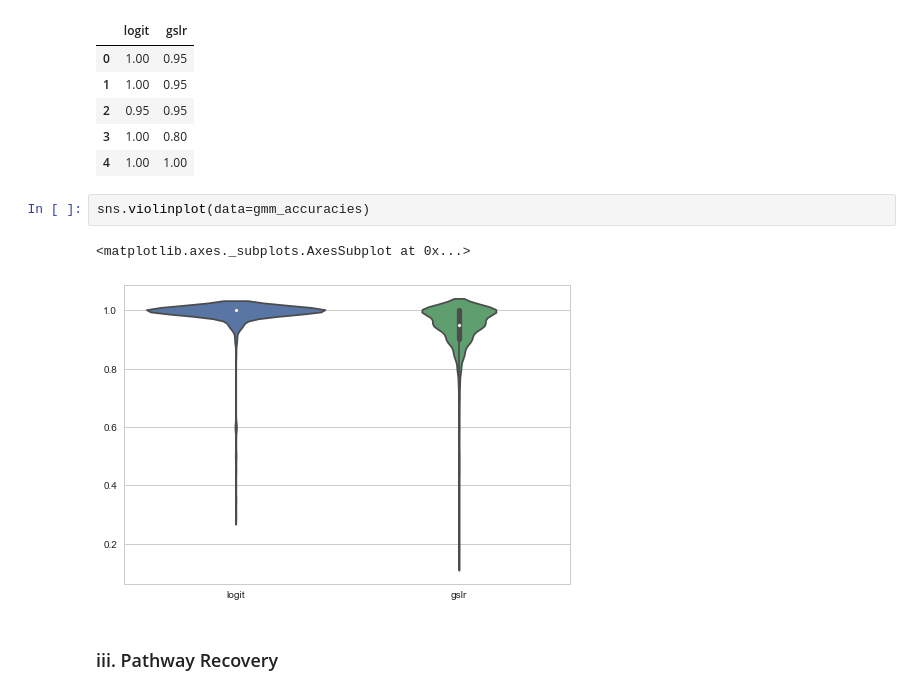
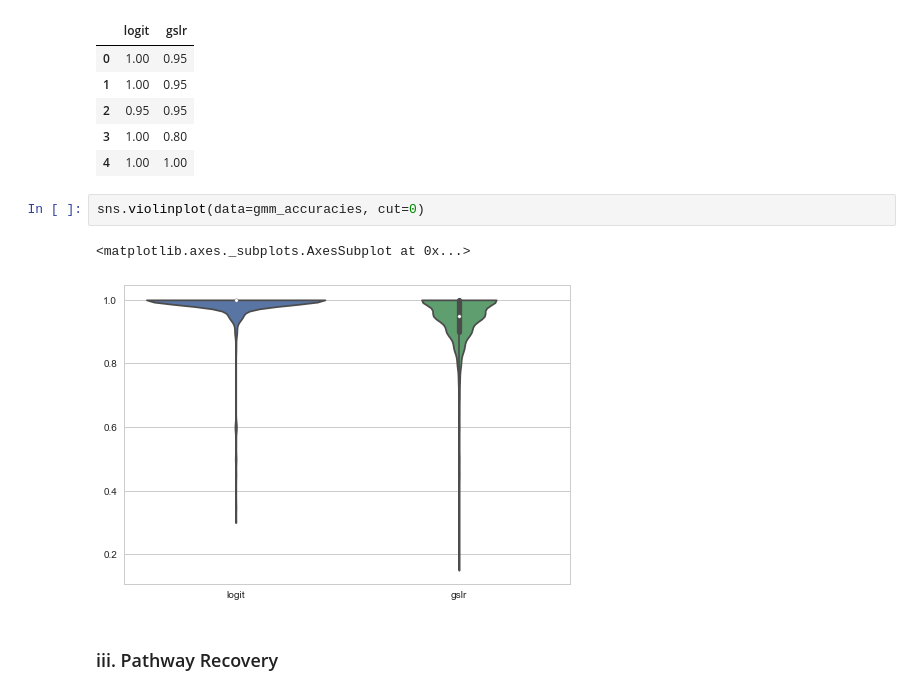
Before and after one commit to fraenkel-lab/GSLR, a Jupyter notebook: analysis/Logit_vs_GSLR.ipynb, the cells around one changed output. Drawn from its saved outputs; the diff is of its cells as text.

```diff
--- a/analysis/Logit_vs_GSLR.ipynb
+++ b/analysis/Logit_vs_GSLR.ipynb
@@ -172,10 +172,10 @@ gmm_accuracies.head()
 | 3 | 1.00 | 0.80 |
 | 4 | 1.00 | 1.00 |
 # %%
-sns.violinplot(data=gmm_accuracies)
+sns.violinplot(data=gmm_accuracies, cut=0)
 # %% [output]
 <matplotlib.axes._subplots.AxesSubplot at 0x...>
-[figure, old version]
+[figure, new version]
 # %% [markdown]
 ### iii. Pathway Recovery
 # %%
```
Also changed, not shown: parts of 5 cells of this notebook.
